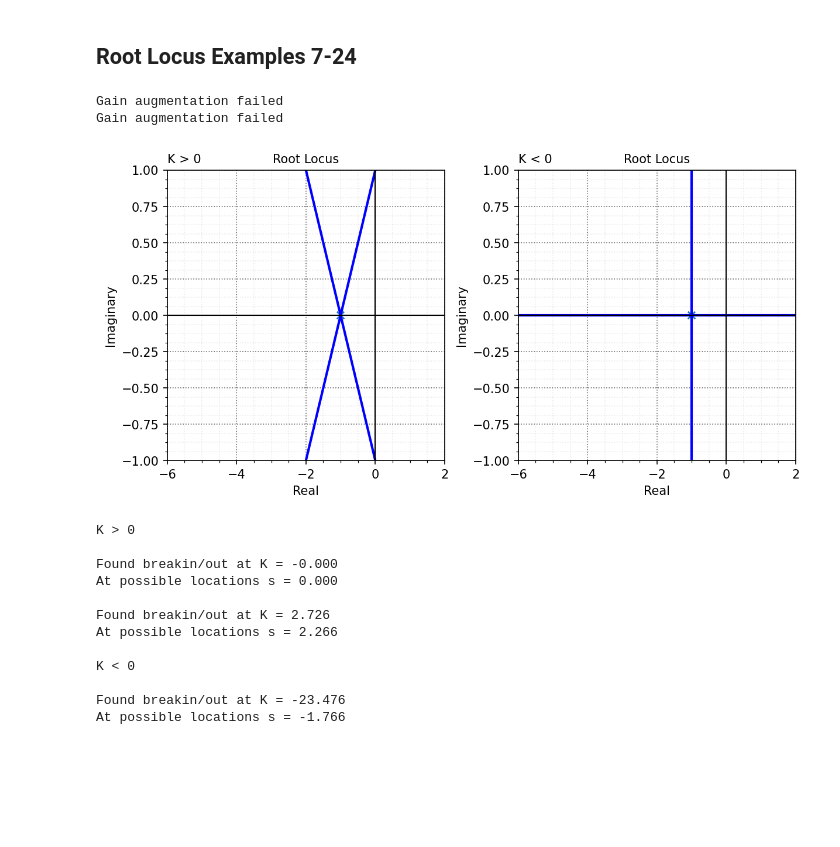
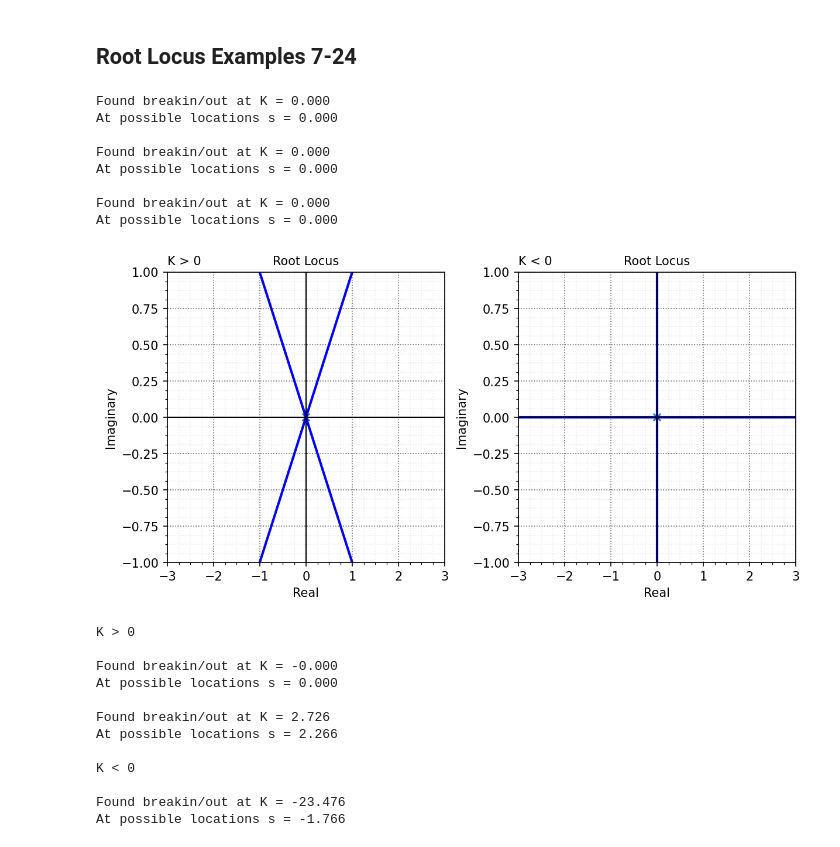
Before and after one commit to mit-acl/16_06_Class, a Jupyter notebook: 16_06_T7_RL.ipynb, the cells around one changed output. Saved outputs shown, nothing was run; the diff lists cells and outputs as text; code cells hidden in the pictures; blank space fills up the shorter version.

```diff
--- a/16_06_T7_RL.ipynb
+++ b/16_06_T7_RL.ipynb
@@ -159,24 +159,30 @@ At possible locations s = 0.000
 # %% [markdown]
 ## Root Locus Examples 7-24
 # %%
-G = tf((1), (1, 1))**4
+G = tf((1), (1, 0))**4
 
 fig, ax = plt.subplots(1,2,figsize=(8, 4),dpi=150,constrained_layout = True)
 rlist, klist = rlocus(G, kvect=Root_Locus_gains(G), plotstr='b-', grid=False,ax=ax[0])
-ax[0].set_xlim([-6, 2]);ax[0].set_ylim([-1, 1])
+ax[0].set_xlim([-3, 3]);ax[0].set_ylim([-1, 1])
 nicegrid(ax[0])
 ax[0].set_title('K > 0',loc='left')
 
 rlist, klist = rlocus(G, kvect=Root_Locus_gains(G,Krange=-klist), plotstr='b-', grid=False,ax=ax[1])
-ax[1].set_xlim([-6, 2]);ax[1].set_ylim([-1, 1])
+ax[1].set_xlim([-3, 3]);ax[1].set_ylim([-1, 1])
 nicegrid(ax[1])
 ax[1].set_title('K < 0',loc='left')
 savefig("./figs/Ex9_21a.pdf", dpi=600)
 plt.show()
 # %% [output]
-Gain augmentation failed
-Gain augmentation failed
+Found breakin/out at K = 0.000
+At possible locations s = 0.000
+
+Found breakin/out at K = 0.000
+At possible locations s = 0.000
+
+Found breakin/out at K = 0.000
+At possible locations s = 0.000
-[figure, old version]
+[figure, new version]
 # %%
 G = tf((1, 1), np.convolve((1,0,0),(1, -4)))
 
```
Also changed, not shown: parts of 1 cell of this notebook, 1 other file.
